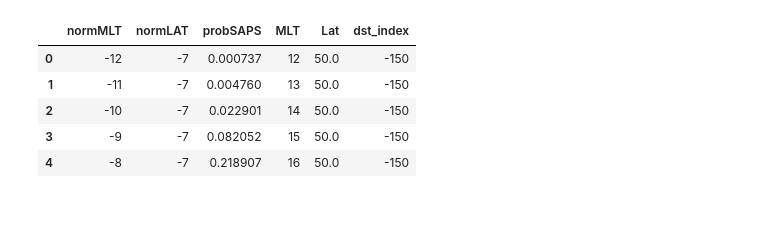
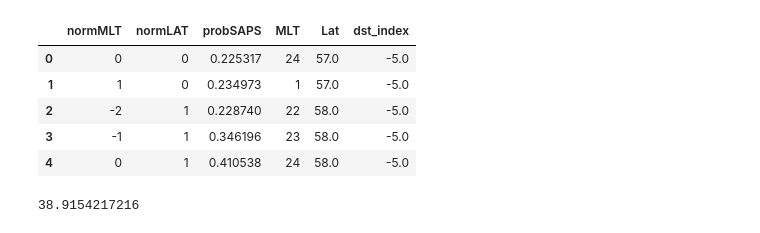
Before and after one commit to bharatreddy/indsvels, a Jupyter notebook: ipy/model-validate.ipynb, the cells around one changed output. Cells and saved outputs as stored; diff of their text form; code cells hidden in the pictures.

```diff
--- a/ipy/model-validate.ipynb
+++ b/ipy/model-validate.ipynb
@@ -15,12 +15,13 @@ from aacgmv2 import convert_mlt
 %matplotlib inline
 # %%
 mapTime = datetime.datetime( 2015, 4, 9, 7 )
-vecsTime = datetime.datetime( 2015, 4, 9, 7 )
+vecsTime = datetime.datetime( 2015, 4, 9, 5 )
 pltCoords = 'mlt'
 cntrPotMin = -30.
 cntrPotMax = 5.
-inpDst = 0.
-inpAsy = 20.
+inpDst = -5.
+inpAsy = 23.
+sapsProbCutoff = 0.2
 cntrLevels = numpy.linspace(cntrPotMin, cntrPotMax, 12, endpoint=True)
 # %%
 # We need to combine the potential model with
@@ -45,52 +46,51 @@ def saps_pred_func(x, y, dstInp):
     yo = a_yo + b_yo * dstInp
     amplitude = a_o + b_o * dstInp
 
     a = (numpy.cos(theta)**2)/(2*sigma_x**2) + (numpy.sin(theta)**2)/(2*sigma_y**2)
     b = -(numpy.sin(2*theta))/(4*sigma_x**2) + (numpy.sin(2*theta))/(4*sigma_y**2)
     c = (numpy.sin(theta)**2)/(2*sigma_x**2) + (numpy.cos(theta)**2)/(2*sigma_y**2)
     outProb = amplitude*numpy.exp( - (a*((x-xo)**2) + 2*b*(x-xo)*(y-yo)
                             + c*((y-yo)**2)))
     return outProb
 
 ### build test dst indices and plot them
 sapsPredDF = pandas.DataFrame(columns=["normMLT", "normLAT", "probSAPS", "MLT", "Lat", "dst_index"])
 latArr = []
 mltArr = []
 normLatArr = []
 normMltArr = []
 probSapsArr = []
 dstArr = []
-dstIndSel = range(-150,10,10)
-for z in dstIndSel:
-    for x in range( -7, 8 ):
-        for y in range( -12, 10 ):
-            normLatArr.append( x )
-            normMltArr.append( y )
-            dstArr.append( z )
-            if y > 0:
-                mltArr.append( y )
-            else:
-                mltArr.append( y + 24 )
-            latArr.append( x + 57. )
-            probSapsArr.append( saps_pred_func(x,y,z) )
+
+for x in range( -7, 8 ):
+    for y in range( -12, 10 ):
+        normLatArr.append( x )
+        normMltArr.append( y )
+        dstArr.append( inpDst )
+        if y > 0:
+            mltArr.append( y )
+        else:
+            mltArr.append( y + 24 )
+        latArr.append( x + 57. )
+        probSapsArr.append( saps_pred_func(x,y,inpDst) )
 
 sapsPredDF["MLT"] = mltArr
 sapsPredDF["Lat"] = latArr
 sapsPredDF["normMLT"] = normMltArr
 sapsPredDF["normLAT"] = normLatArr
 sapsPredDF["probSAPS"] = probSapsArr
 sapsPredDF["dst_index"] = dstArr
 # Limit SAPS location to where prob > 0.2
-sapsPredDF = sapsPredDF[ sapsPredDF["probSAPS"] >= 0.\
+sapsPredDF = sapsPredDF[ sapsPredDF["probSAPS"] >= sapsProbCutoff\
                        ].reset_index(drop=True)
 sapsPredDF.head()
 # %% [output]
 |  | normMLT | normLAT | probSAPS | MLT | Lat | dst_index |
-| 0 | -12 | -7 | 0.000737 | 12 | 50.0 | -150 |
-| 1 | -11 | -7 | 0.004760 | 13 | 50.0 | -150 |
-| 2 | -10 | -7 | 0.022901 | 14 | 50.0 | -150 |
-| 3 | -9 | -7 | 0.082052 | 15 | 50.0 | -150 |
-| 4 | -8 | -7 | 0.218907 | 16 | 50.0 | -150 |
+| 0 | 0 | 0 | 0.225317 | 24 | 57.0 | -5.0 |
+| 1 | 1 | 0 | 0.234973 | 1 | 57.0 | -5.0 |
+| 2 | -2 | 1 | 0.228740 | 22 | 58.0 | -5.0 |
+| 3 | -1 | 1 | 0.346196 | 23 | 58.0 | -5.0 |
+| 4 | 0 | 1 | 0.410538 | 24 | 58.0 | -5.0 |
 # %%
 # We'll model peak potential as a log function of AsyH index.
 def peak_pot_fit_func(asy):
@@ -98,6 +98,10 @@ def peak_pot_fit_func(asy):
     a_asy, b_asy = (-6.47, 9.48)
     peakPotVal = a_asy + b_asy*numpy.log(asy)
     return peakPotVal
+
+print peak_pot_fit_func(120)
+# %% [output]
+38.9154217216
 # %%
 # To estimate the MLT variations we
 # fit second order harmonics!
```
Also changed, not shown: parts of 6 cells of this notebook, 6 other files.
